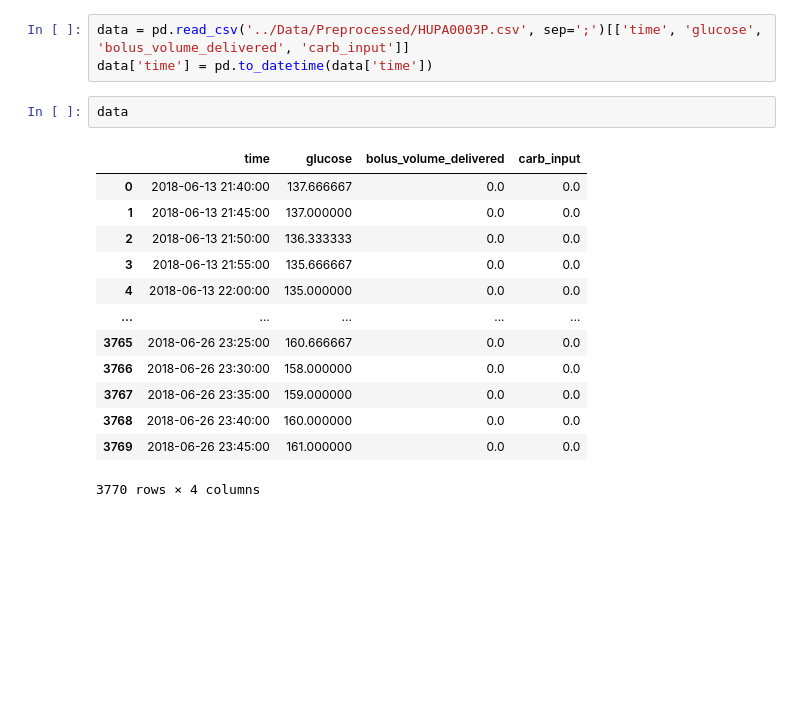
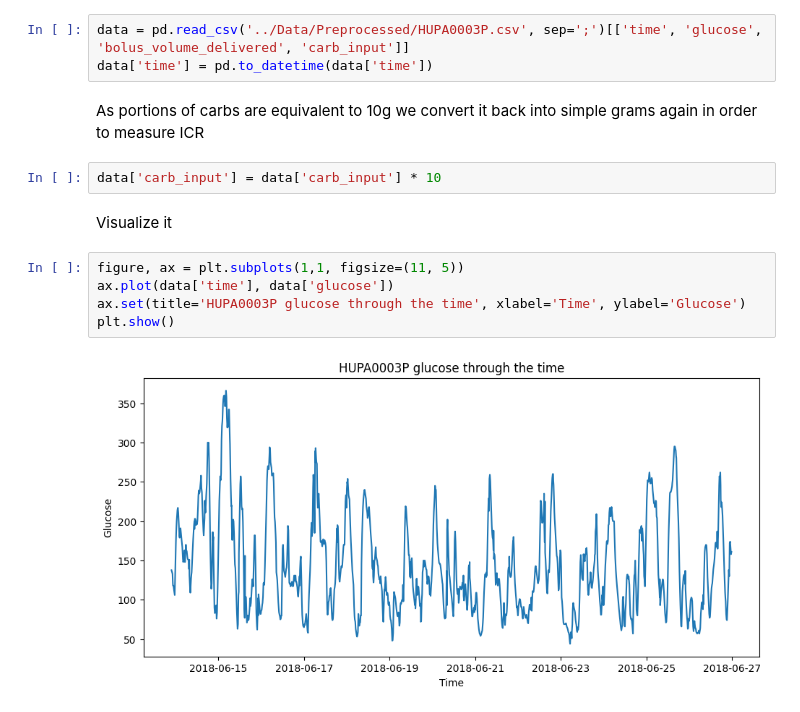
Before and after one commit to LuisDogo/Hypoglycemia_Prediction, a Jupyter notebook: notebooks/patient3_exog.ipynb, the cells around one changed output. Drawn from its saved outputs; the diff is of its cells as text; blank space fills up the shorter version.

```diff
--- a/notebooks/patient3_exog.ipynb
+++ b/notebooks/patient3_exog.ipynb
@@ -8,19 +8,16 @@ import matplotlib.pyplot as plt
 # %%
 data = pd.read_csv('../Data/Preprocessed/HUPA0003P.csv', sep=';')[['time', 'glucose', 'bolus_volume_delivered', 'carb_input']]
 data['time'] = pd.to_datetime(data['time'])
-# %%
-data
-# %% [output]
-|  | time | glucose | bolus_volume_delivered | carb_input |
-| 0 | 2018-06-13 21:40:00 | 137.666667 | 0.0 | 0.0 |
-| 1 | 2018-06-13 21:45:00 | 137.000000 | 0.0 | 0.0 |
-| 2 | 2018-06-13 21:50:00 | 136.333333 | 0.0 | 0.0 |
-| 3 | 2018-06-13 21:55:00 | 135.666667 | 0.0 | 0.0 |
-| 4 | 2018-06-13 22:00:00 | 135.000000 | 0.0 | 0.0 |
-| ... | ... | ... | ... | ... |
-| 3765 | 2018-06-26 23:25:00 | 160.666667 | 0.0 | 0.0 |
-| 3766 | 2018-06-26 23:30:00 | 158.000000 | 0.0 | 0.0 |
-| 3767 | 2018-06-26 23:35:00 | 159.000000 | 0.0 | 0.0 |
-| 3768 | 2018-06-26 23:40:00 | 160.000000 | 0.0 | 0.0 |
-| 3769 | 2018-06-26 23:45:00 | 161.000000 | 0.0 | 0.0 |
-3770 rows × 4 columns
+# %% [markdown]
+As portions of carbs are equivalent to 10g we convert it back into simple grams again in order to measure ICR
+# %%
+data['carb_input'] = data['carb_input'] * 10
+# %% [markdown]
+Visualize it
+# %%
+figure, ax = plt.subplots(1,1, figsize=(11, 5))
+ax.plot(data['time'], data['glucose'])
+ax.set(title='HUPA0003P glucose through the time', xlabel='Time', ylabel='Glucose')
+plt.show()
+# %% [output]
+[figure, added]
```
Also changed, not shown: parts of 47 cells of this notebook, 1 other file.
